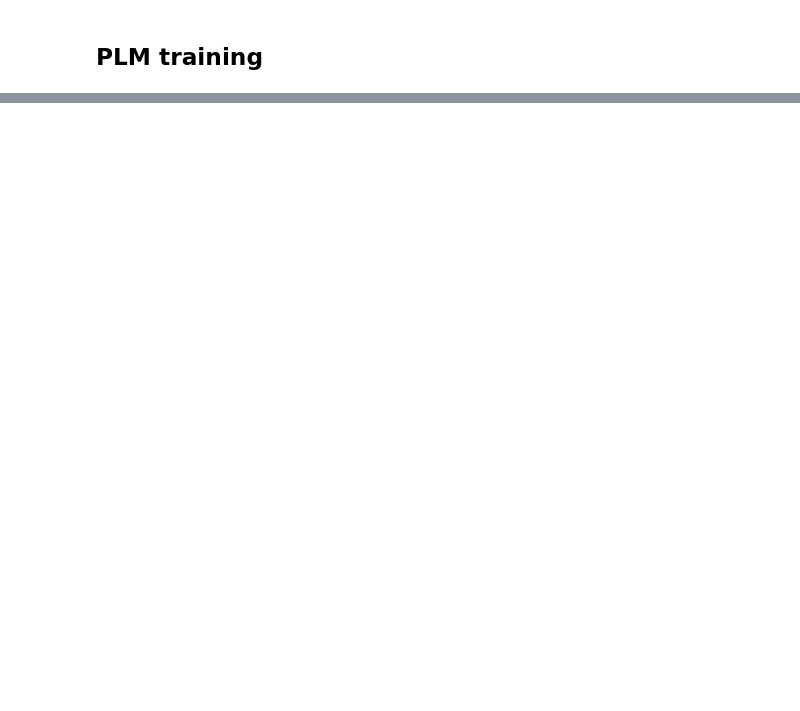
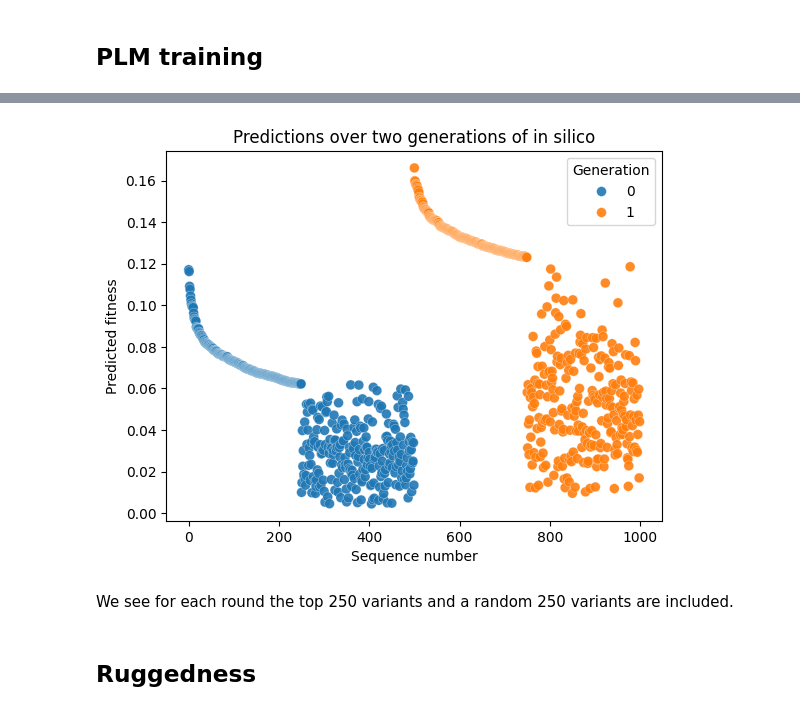
Before and after one commit to RSCJacksonLab/local-ancestral-sequence-embeddings, a Jupyter notebook: demo.ipynb, the cells around one changed output, grey strips where cells are left out. Cells and saved outputs as stored; diff of their text form; code cells hidden in the pictures; blank space fills up the shorter version.

```diff
--- a/demo.ipynb
+++ b/demo.ipynb
@@ -109,0 +178,18 @@ Scikit learn regressor models are trained using the shell script `./sklearn_regr
+# %%
+gen_0 = pd.read_csv("../output/LASE_insilico_predictions_0.csv")
+gen_0["Generation"] = [0]*len(gen_0)
+gen_1 = pd.read_csv("../output/LASE_insilico_predictions_1.csv")
+gen_1["Generation"] = [1]*len(gen_0)
+df = pd.concat((gen_0, gen_1))
+
+sns.scatterplot(data=df, x=list(range(len(df))), y="predictions", hue="Generation", linewidth=0.2, s=50, alpha=0.9)
+plt.title("Predictions over two generations of in silico")
+plt.ylabel("Predicted fitness")
+plt.xlabel("Sequence number")
+plt.show()
+# %% [output]
+[figure, added]
+# %% [markdown]
+We see for each round the top 250 variants and a random 250 variants are included.
+# %% [markdown]
+## Ruggedness
```
Also changed, not shown: parts of 16 cells of this notebook, 8 other files.
